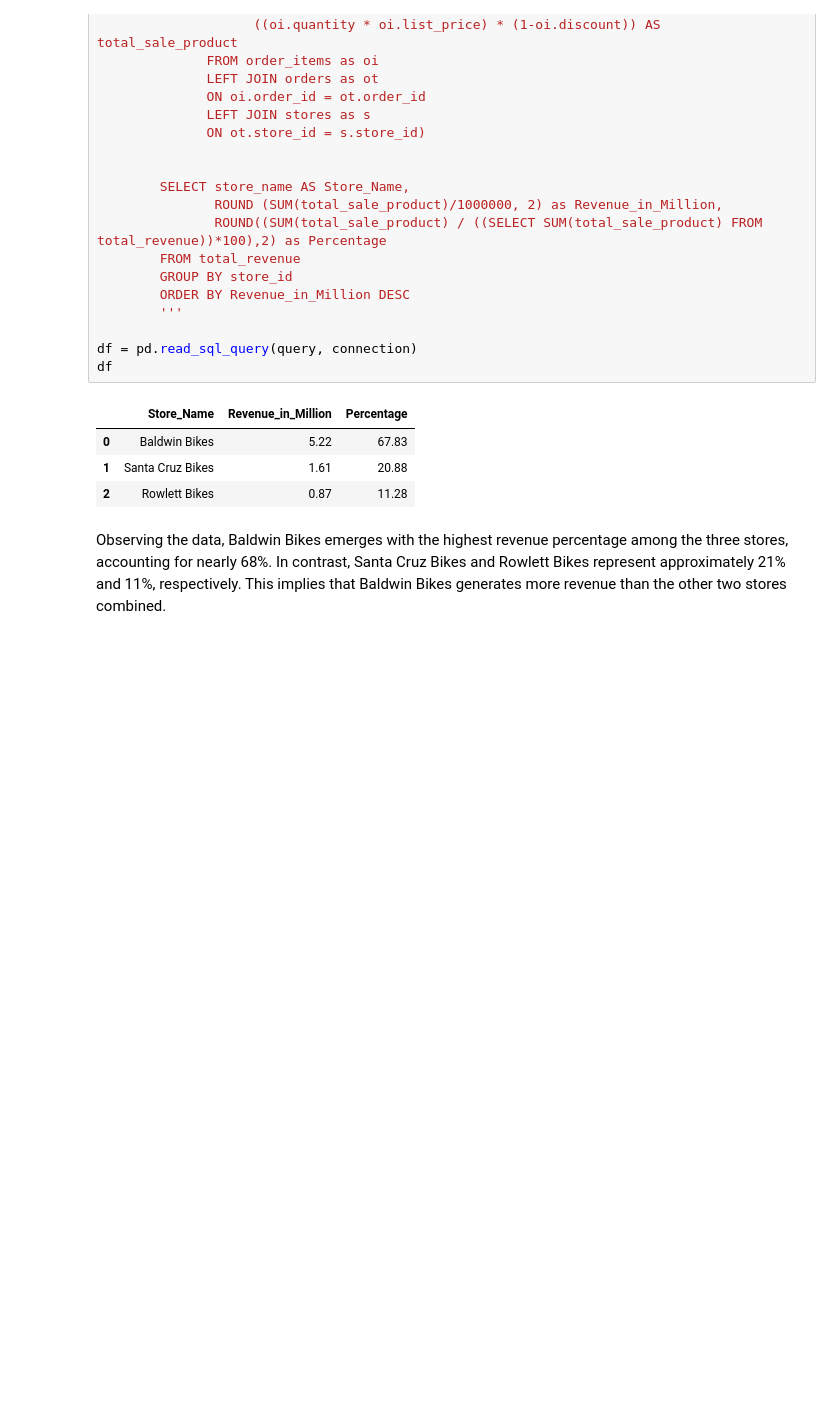
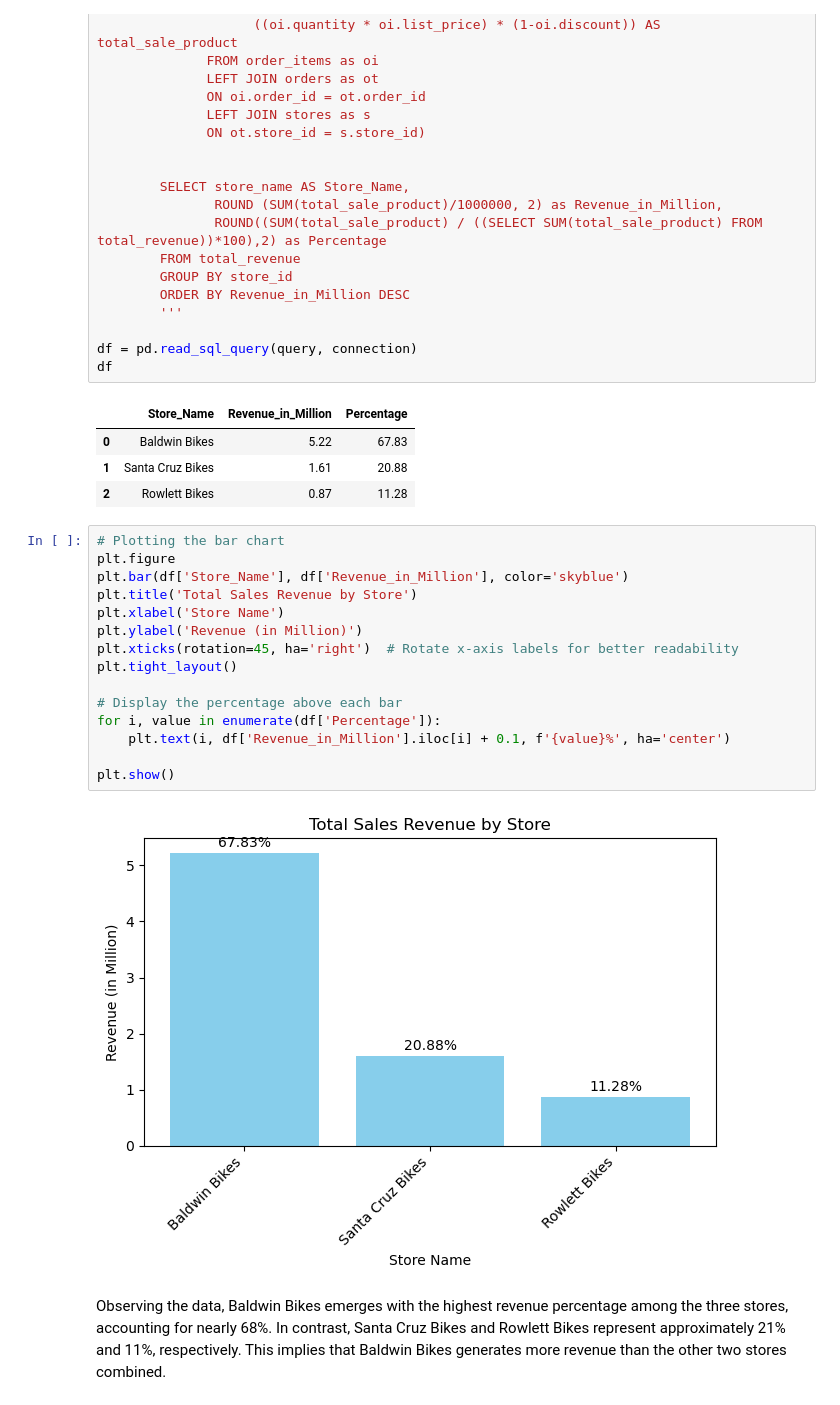
Before and after one commit to DiogocViana/Retail-Bike-Store-SQL-Notebook, a Jupyter notebook: Retail Bike Store.ipynb, the cells around one changed output. Drawn from its saved outputs; the diff is of its cells as text; blank space fills up the shorter version.

```diff
--- a/Retail Bike Store.ipynb
+++ b/Retail Bike Store.ipynb
@@ -485,6 +798,23 @@ df
 | 0 | Baldwin Bikes | 5.22 | 67.83 |
 | 1 | Santa Cruz Bikes | 1.61 | 20.88 |
 | 2 | Rowlett Bikes | 0.87 | 11.28 |
+# %%
+# Plotting the bar chart
+plt.figure
+plt.bar(df['Store_Name'], df['Revenue_in_Million'], color='skyblue')
+plt.title('Total Sales Revenue by Store')
+plt.xlabel('Store Name')
+plt.ylabel('Revenue (in Million)')
+plt.xticks(rotation=45, ha='right')  # Rotate x-axis labels for better readability
+plt.tight_layout()
+
+# Display the percentage above each bar
+for i, value in enumerate(df['Percentage']):
+    plt.text(i, df['Revenue_in_Million'].iloc[i] + 0.1, f'{value}%', ha='center')
+
+plt.show()
+# %% [output]
+[figure, added]
 # %% [markdown]
 Observing the data, Baldwin Bikes emerges with the highest revenue percentage among the three stores, accounting for nearly 68%. In contrast, Santa Cruz Bikes and Rowlett Bikes represent approximately 21% and 11%, respectively. This implies that Baldwin Bikes generates more revenue than the other two stores combined.
 # %%
```
Also changed, not shown: parts of 78 cells of this notebook.
